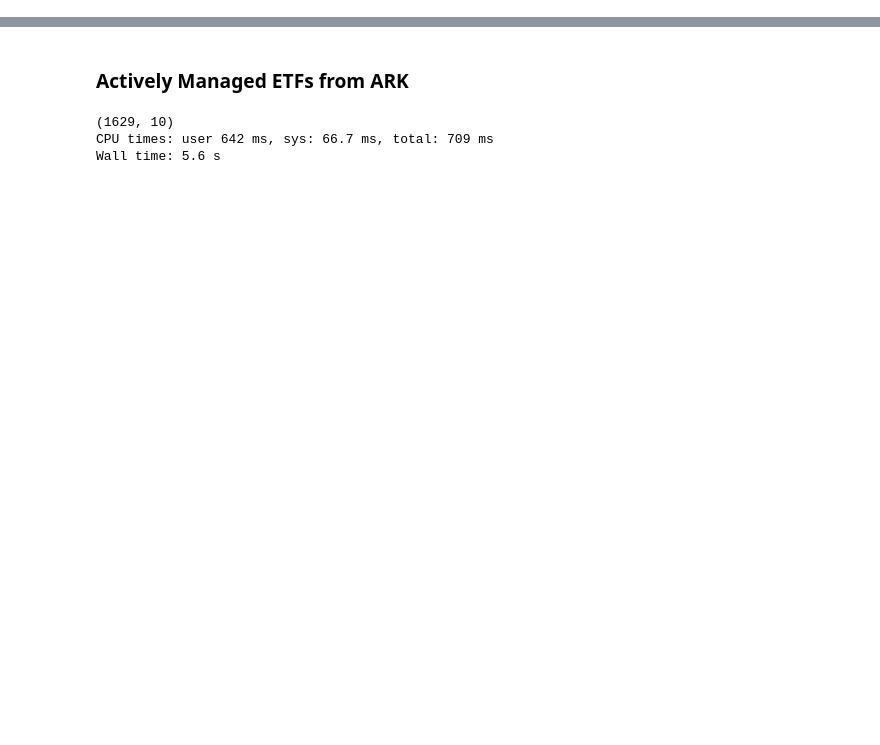
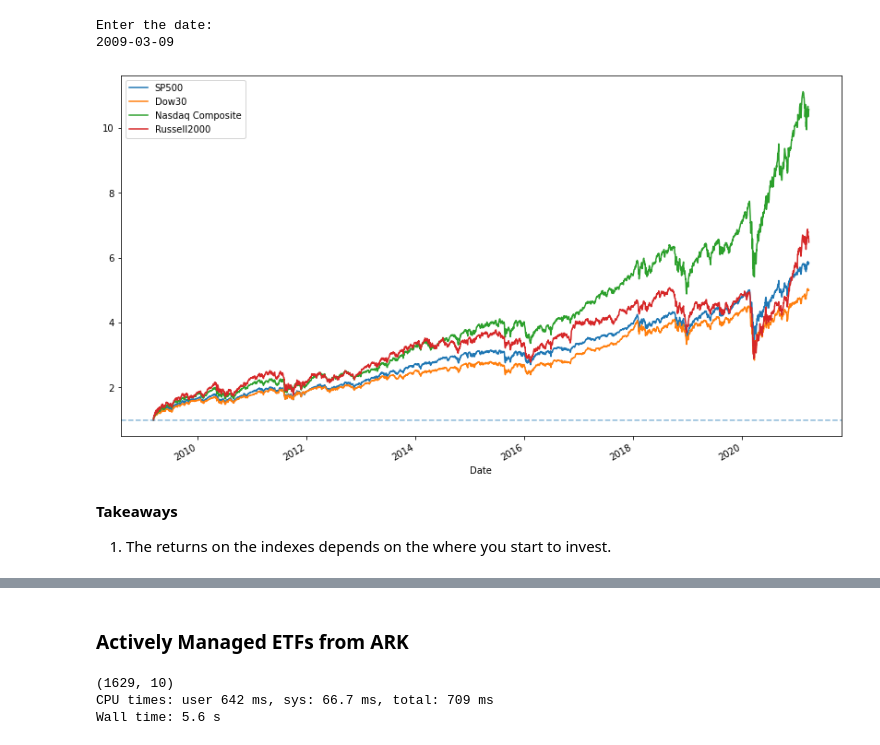
Before and after one commit to Yongliang-Shi/market-prediction, a Jupyter notebook: explore_ark.ipynb, the cells around one changed output, grey strips where cells are left out. Drawn from its saved outputs; the diff is of its cells as text; code cells hidden in the pictures; blank space fills up the shorter version.

```diff
--- a/explore_ark.ipynb
+++ b/explore_ark.ipynb
@@ -21,0 +177,19 @@ warnings.filterwarnings("ignore")
+# %%
+# Plot the growths of the major indexes by customizing the start date since 1995
+
+print("Enter the date:")
+start = input()
+
+df_marks.loc[start:].apply(lambda i: i/i.iloc[0], axis=0).plot(figsize=(14,8))
+plt.axhline(y=1, linestyle='--', alpha=0.5)
+# plt.axhline(y=20000, linestyle='--', alpha=0.5)
+# plt.axhline(y=30000, linestyle='--', alpha=0.5)
+# plt.axhline(y=40000, linestyle='--', alpha=0.5)
+plt.show()
+# %% [output]
+Enter the date:
+2009-03-09
+[figure, added]
+# %% [markdown]
+**Takeaways**
+1. The returns on the indexes depends on the where you start to invest.
```
Also changed, not shown: parts of 48 cells of this notebook.
